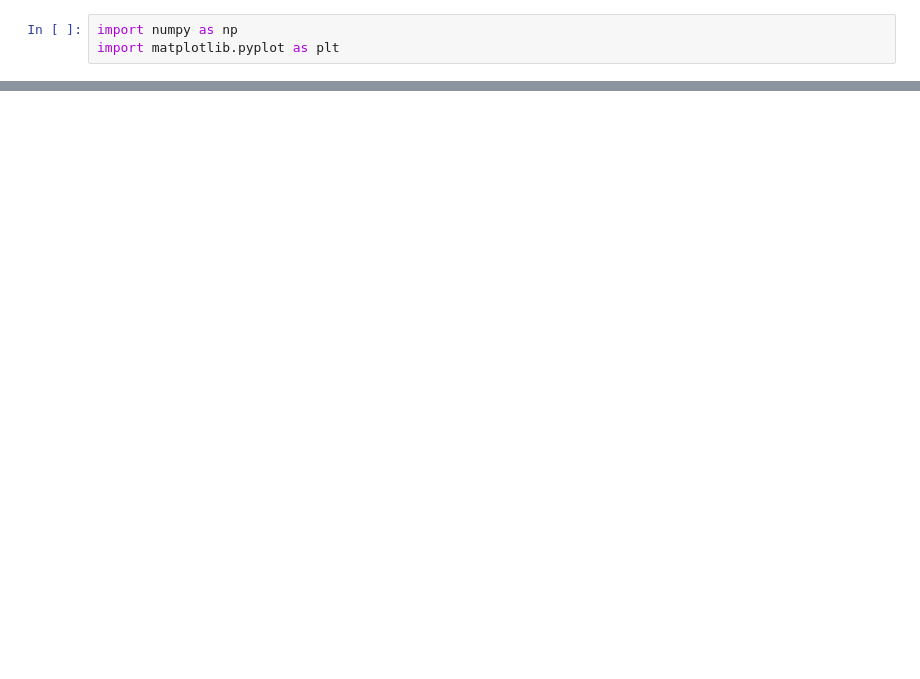
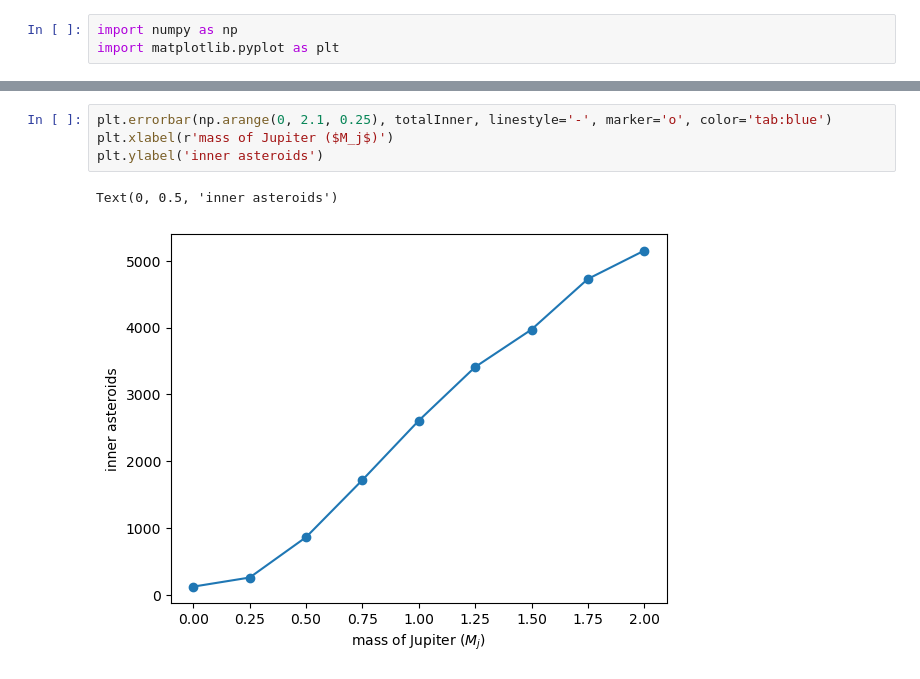
Before and after one commit to ThijsSpoor99/Project-Computational-Science, a Jupyter notebook: hypothesisTesting.ipynb, the cells around one changed output, grey strips where cells are left out. Cells and saved outputs as stored; diff of their text form; blank space fills up the shorter version.

```diff
--- a/hypothesisTesting.ipynb
+++ b/hypothesisTesting.ipynb
@@ -20,0 +27,7 @@ Text(0.5, 0, 't (days)')
+# %%
+plt.errorbar(np.arange(0, 2.1, 0.25), totalInner, linestyle='-', marker='o', color='tab:blue')
+plt.xlabel(r'mass of Jupiter ($M_j$)')
+plt.ylabel('inner asteroids')
+# %% [output]
+Text(0, 0.5, 'inner asteroids')
+[figure, added]
```
Also changed, not shown: parts of 6 cells of this notebook, 20 other files.
